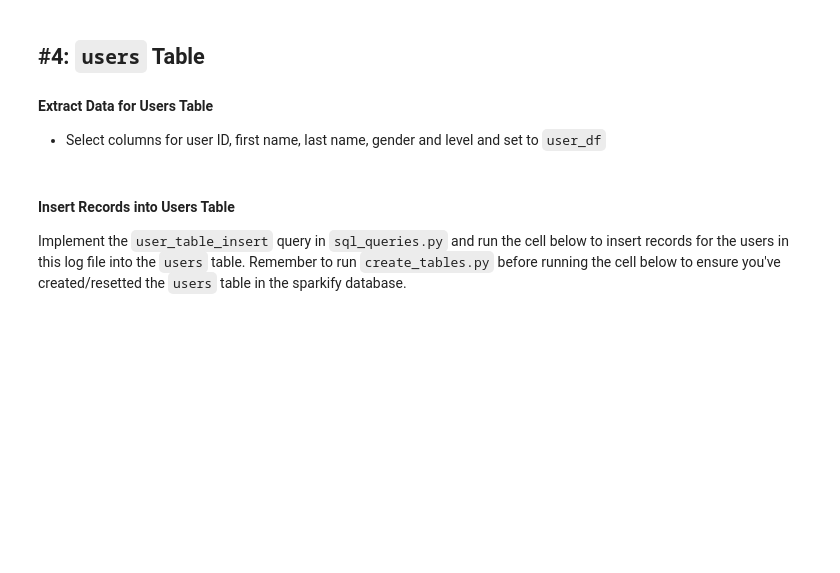
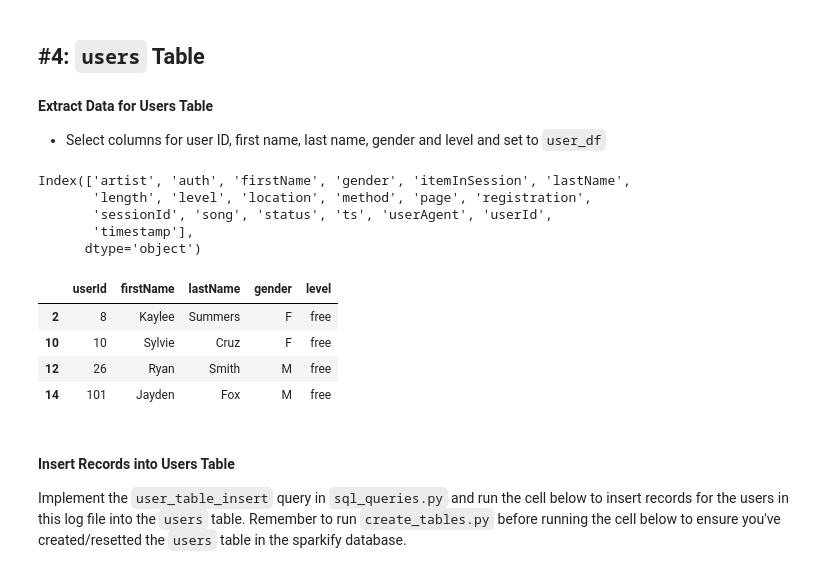
Before and after one commit to cnrd-dev/sparkify-data-model-postgress, a Jupyter notebook: etl.ipynb, the cells around one changed output. Drawn from its saved outputs; the diff is of its cells as text; code cells hidden in the pictures; blank space fills up the shorter version.

```diff
--- a/etl.ipynb
+++ b/etl.ipynb
@@ -150,3 +176,21 @@ user_df =
+# %%
+df.columns
+# %% [output]
+Index(['artist', 'auth', 'firstName', 'gender', 'itemInSession', 'lastName',
+       'length', 'level', 'location', 'method', 'page', 'registration',
+       'sessionId', 'song', 'status', 'ts', 'userAgent', 'userId',
+       'timestamp'],
+      dtype='object')
+# %%
+user_df = df[['userId', 'firstName', 'lastName', 'gender', 'level']]
+user_df = user_df.drop_duplicates()
+user_df.head()
+# %% [output]
+|  | userId | firstName | lastName | gender | level |
+| 2 | 8 | Kaylee | Summers | F | free |
+| 10 | 10 | Sylvie | Cruz | F | free |
+| 12 | 26 | Ryan | Smith | M | free |
+| 14 | 101 | Jayden | Fox | M | free |
 # %% [markdown]
 #### Insert Records into Users Table
 Implement the `user_table_insert` query in `sql_queries.py` and run the cell below to insert records for the users in this log file into the `users` table. Remember to run `create_tables.py` before running the cell below to ensure you've created/resetted the `users` table in the sparkify database.
```
Also changed, not shown: parts of 16 cells of this notebook, 3 other files.
